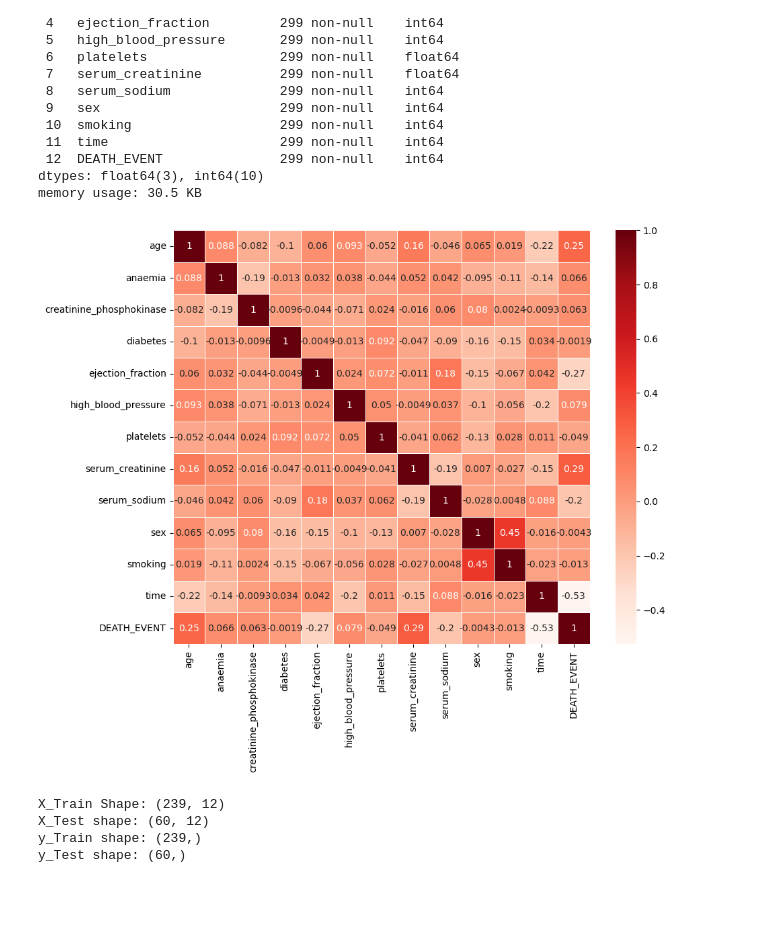
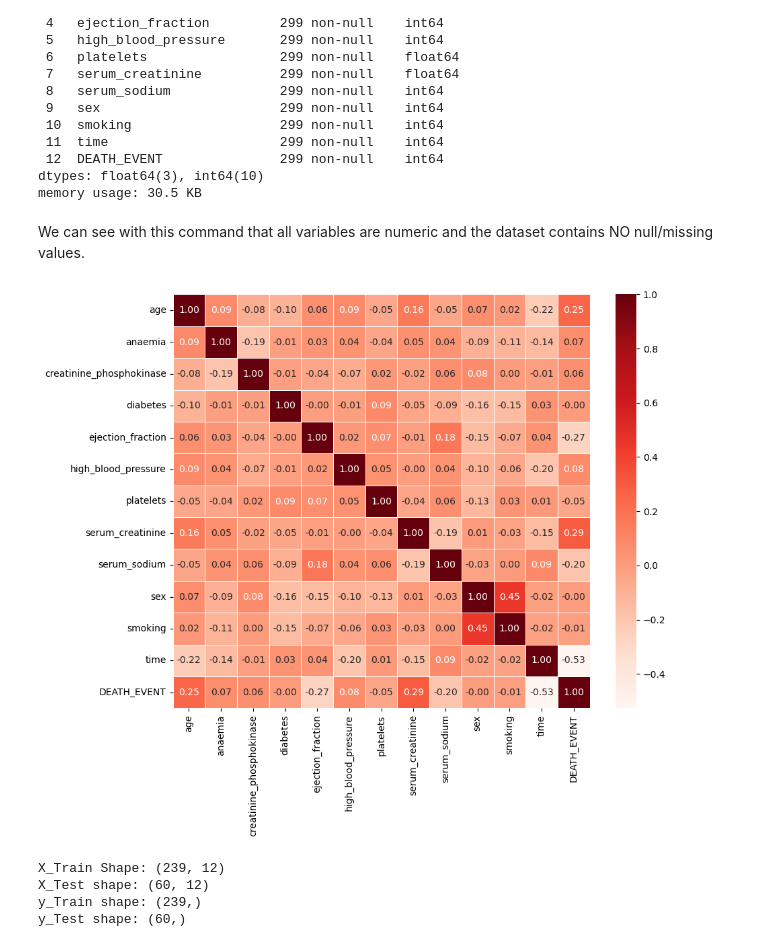
Before and after one commit to baderale/Heart-Failure-Prediction, a Jupyter notebook: Heart Failure Prediction.ipynb, the cells around one changed output. Cells and saved outputs as stored; diff of their text form; code cells hidden in the pictures; blank space fills up the shorter version.

```diff
--- a/Heart Failure Prediction.ipynb
+++ b/Heart Failure Prediction.ipynb
@@ -19,4 +19,4 @@ warnings.filterwarnings('ignore')
 # %% [markdown]
 # ▶  Data Import
 # %%
-df = pd.read_csv('F:\GitHub Repos\Heart-Failure-Prediction\heart_failure_clinical_records_dataset.csv')
+df = pd.read_csv('D:\GitHub Repos\Heart-Failure-Prediction\heart_failure_clinical_records_dataset.csv')
@@ -56,11 +71,14 @@ Data columns (total 13 columns):
  12  DEATH_EVENT               299 non-null    int64
 dtypes: float64(3), int64(10)
 memory usage: 30.5 KB
+# %% [markdown]
+We can see with this command that all variables are numeric and the dataset contains NO null/missing values.
 # %%
+# Create a heatmap to visualize the correlation between the features
 plt.figure(figsize=(10, 8))
-sns.heatmap(df.corr(), annot=True, linewidth=.5, cmap='Reds');
+sns.heatmap(df.corr(), annot=True, linewidth=.5, cmap='Reds', fmt='.2f');
 # %% [output]
-[figure, old version]
+[figure, new version]
 # %%
 # Get all column names
 all_columns = df.columns.tolist()
```
Also changed, not shown: parts of 6 cells of this notebook.
